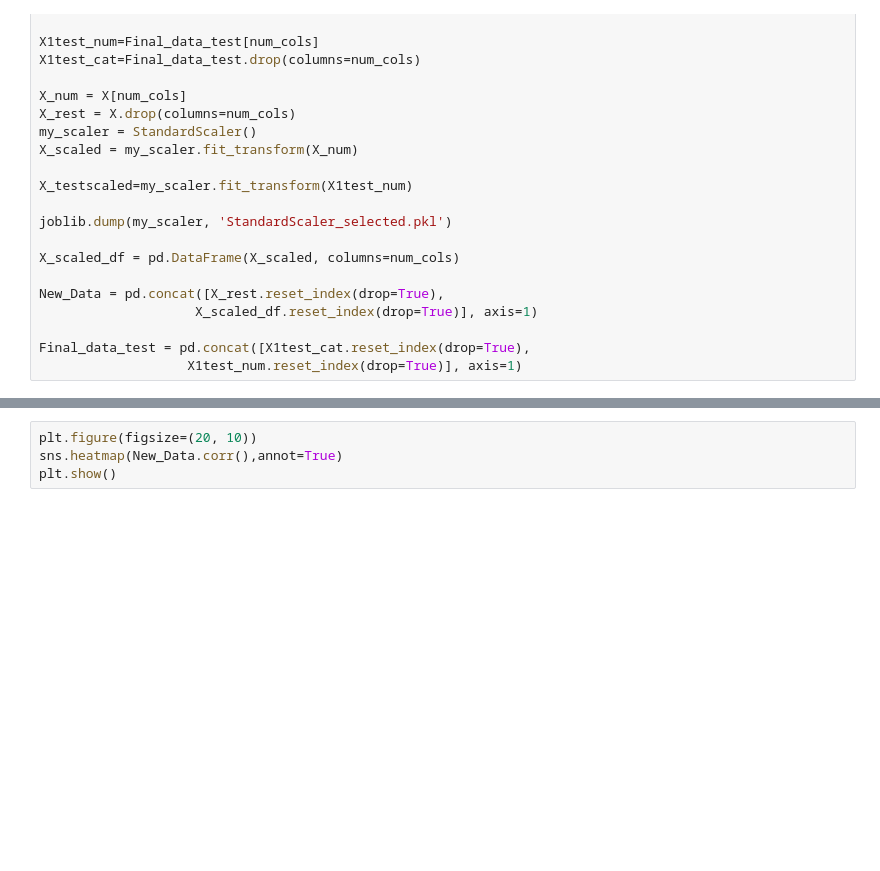
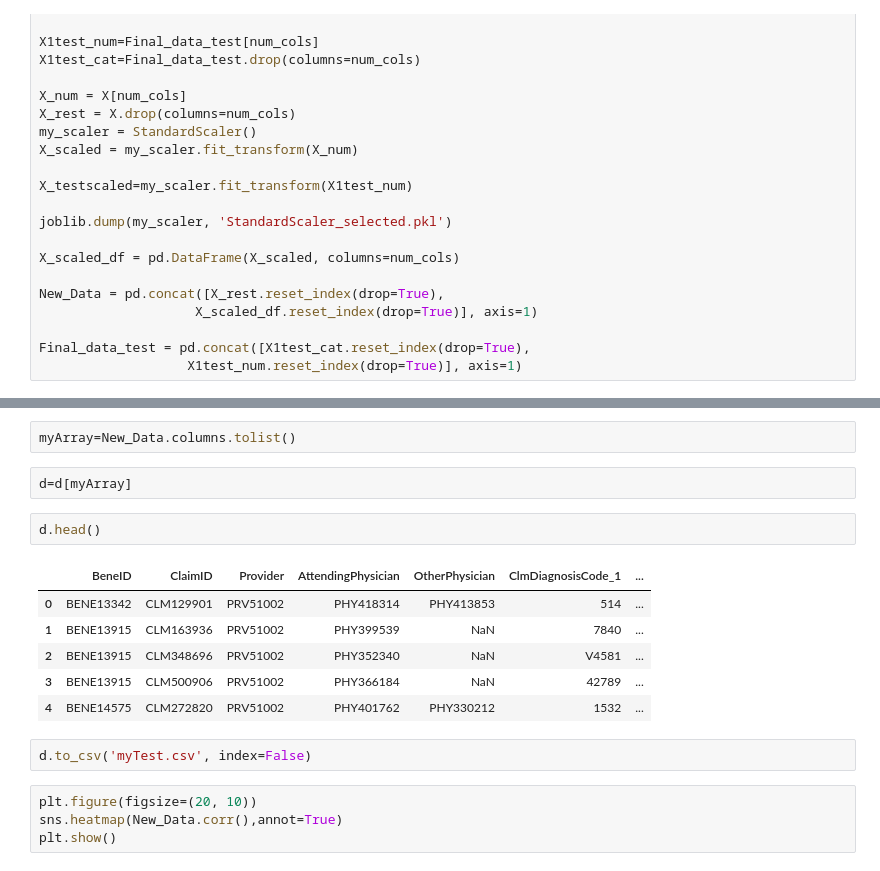
Before and after one commit to mahadevan17/Blockchain_based_claims_proccessing, a Jupyter notebook: machineLearning/Health_claim_ML.ipynb, the cells around one changed output, grey strips where cells are left out. Cells and saved outputs as stored; diff of their text form; blank space fills up the shorter version.

```diff
--- a/machineLearning/Health_claim_ML.ipynb
+++ b/machineLearning/Health_claim_ML.ipynb
@@ -733,3 +744,18 @@ New_Data.head()
+# %%
+myArray=New_Data.columns.tolist()
+# %%
+d=d[myArray]
+# %%
+d.head()
+# %% [output]
+|  | BeneID | ClaimID | Provider | AttendingPhysician | OtherPhysician | ClmDiagnosisCode_1 | ... |
+| 0 | BENE13342 | CLM129901 | PRV51002 | PHY418314 | PHY413853 | 514 | ... |
+| 1 | BENE13915 | CLM163936 | PRV51002 | PHY399539 | NaN | 7840 | ... |
+| 2 | BENE13915 | CLM348696 | PRV51002 | PHY352340 | NaN | V4581 | ... |
+| 3 | BENE13915 | CLM500906 | PRV51002 | PHY366184 | NaN | 42789 | ... |
+| 4 | BENE14575 | CLM272820 | PRV51002 | PHY401762 | PHY330212 | 1532 | ... |
+# %%
+d.to_csv('myTest.csv', index=False)
 # %%
 plt.figure(figsize=(20, 10))
 sns.heatmap(New_Data.corr(),annot=True)
```
Also changed, not shown: parts of 13 cells of this notebook, 2 other files.
